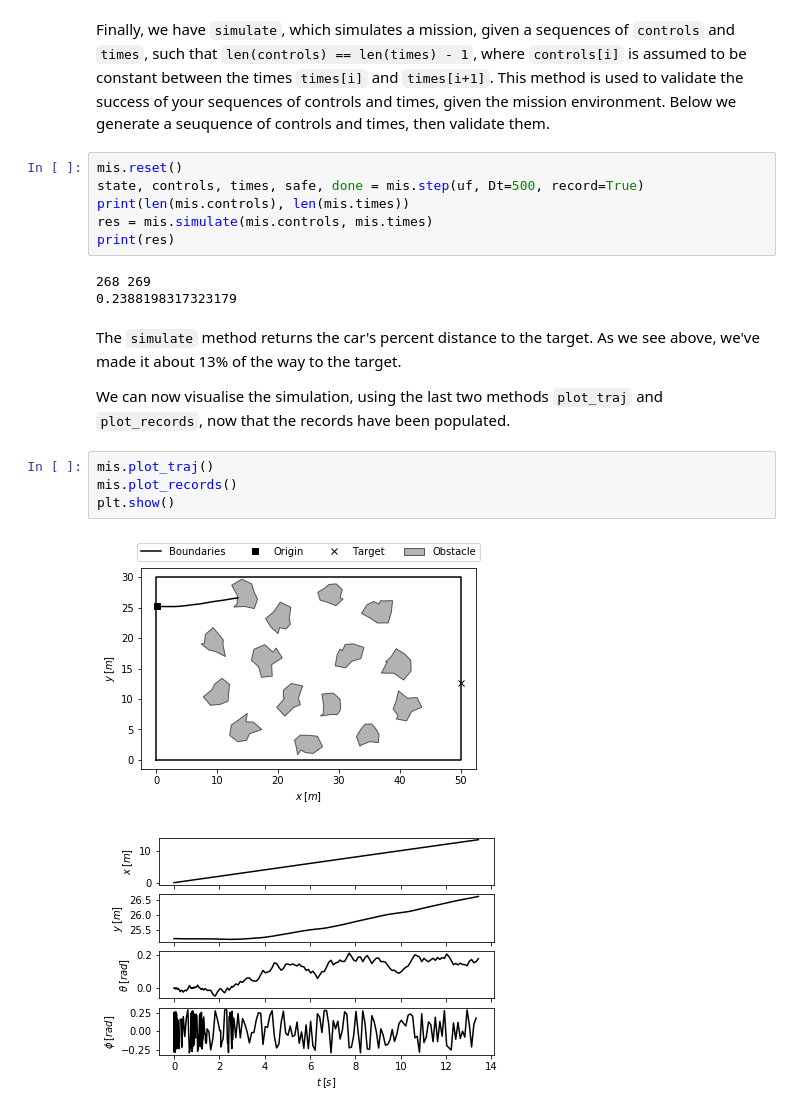
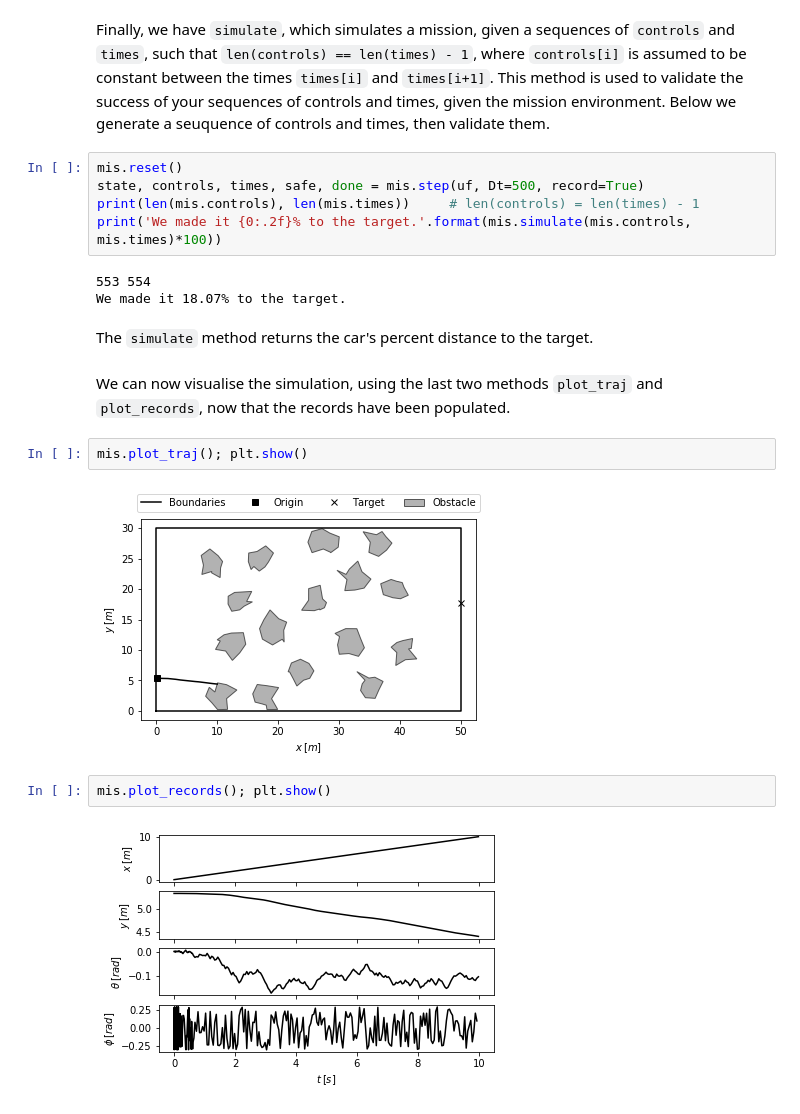
Before and after one commit to gitter-badger/kth-dd2410-planning, a Jupyter notebook: notebooks/tutorial.ipynb, the cells around one changed output. Saved outputs shown, nothing was run; the diff lists cells and outputs as text.

```diff
--- a/notebooks/tutorial.ipynb
+++ b/notebooks/tutorial.ipynb
@@ -247,23 +205,23 @@ Finally, we have `simulate`, which simulates a mission, given a sequences of `co
 # %%
 mis.reset()
 state, controls, times, safe, done = mis.step(uf, Dt=500, record=True)
-print(len(mis.controls), len(mis.times))
-res = mis.simulate(mis.controls, mis.times)
-print(res)
+print(len(mis.controls), len(mis.times))     # len(controls) = len(times) - 1
+print('We made it {0:.2f}% to the target.'.format(mis.simulate(mis.controls, mis.times)*100))
 # %% [output]
-268 269
-0.2388198317323179
+553 554
+We made it 18.07% to the target.
+# %% [markdown]
+The `simulate` method returns the car's percent distance to the target.
 # %% [markdown]
-The `simulate` method returns the car's percent distance to the target. As we see above, we've made it about 13% of the way to the target.
-
 We can now visualise the simulation, using the last two methods `plot_traj` and `plot_records`, now that the records have been populated.
 # %%
-mis.plot_traj()
-mis.plot_records()
-plt.show()
+mis.plot_traj(); plt.show()
 # %% [output]
-[figure, old version]
+[figure, new version]
-[figure, removed]
+# %%
+mis.plot_records(); plt.show()
+# %% [output]
+[figure, added]
 # %% [markdown]
 And that's basically it; you've learnt all you need to know about the `mission` object to design your own planning method.
 
```
Also changed, not shown: parts of 30 cells of this notebook, 3 other files.
